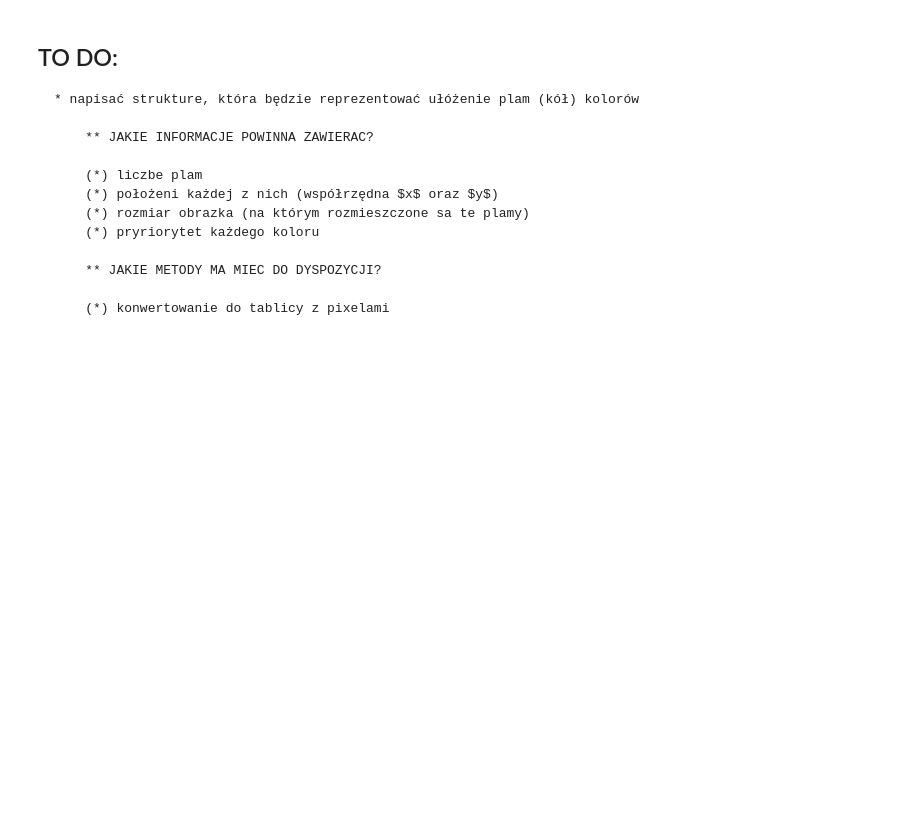
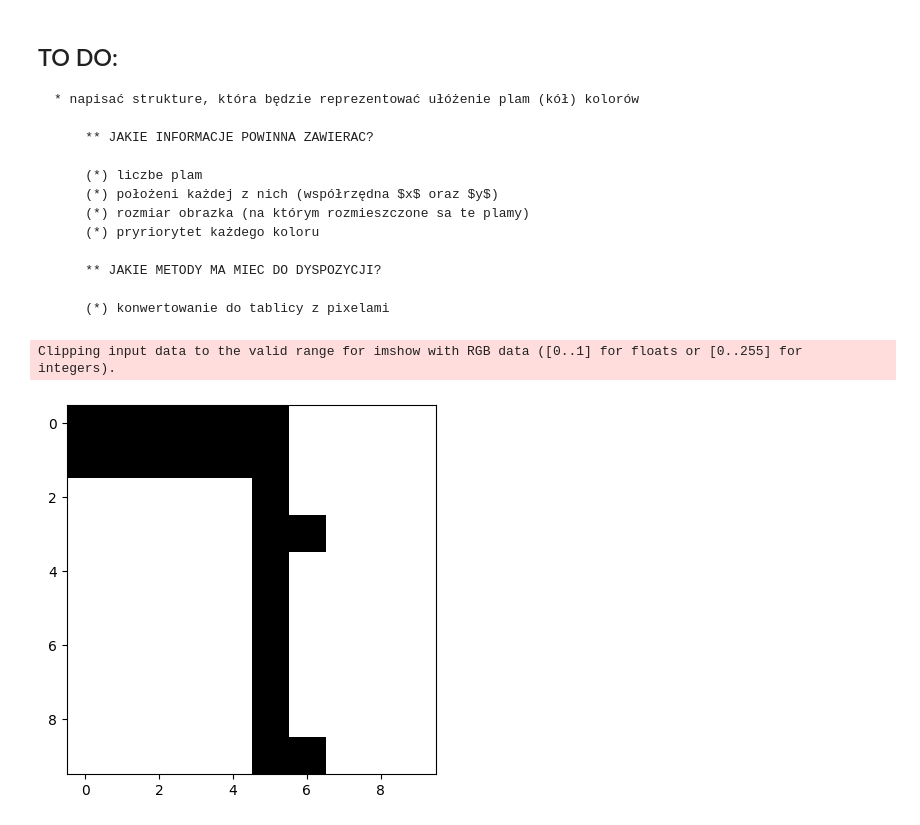
Before and after one commit to michalfica/algorytmy-ewolucyjne---projekt-, a Jupyter notebook: projekt/plan.ipynb, the cells around one changed output. Saved outputs shown, nothing was run; the diff lists cells and outputs as text; code cells hidden in the pictures; blank space fills up the shorter version.

Commit message:
show_image(), tylko białe obrazki - do przeanalizowania

```diff
--- a/projekt/plan.ipynb
+++ b/projekt/plan.ipynb
@@ -125,0 +127,34 @@ class Individual:
+# %%
+def test_convert_to_pixels_array():
+
+    N = 10
+    max_rank = 4
+
+    def generate_splash(N, max_rank):
+        splash_list = [Splash(np.array([0, 0, 0]), 0) for i in range(N)]
+        for splash in splash_list:
+            splash.random_splash(max_rank)
+        return splash_list
+
+    def generate_specific_splash_layout(N, length, widith):
+        layout = np.zeros((N, 2))
+        for i in range(N):
+            x, y = np.random.randint(0,length), np.random.randint(0,widith)
+            layout[i] = np.array([x, y])
+        return layout
+
+    splash_parameters = generate_splash(N, max_rank)
+    splash_layout = generate_specific_splash_layout(N, 10, 10)
+
+    # print(splash_parameters)
+    # print(splash_layout)
+
+    indiv = Individual(splash_parameters, splash_layout)
+    # pixels_array = indiv.convert_to_pixels_array()
+    # print(pixels_array)
+    indiv.show_image()
+
+test_convert_to_pixels_array()
+# %% [output]
+Clipping input data to the valid range for imshow with RGB data ([0..1] for floats or [0..255] for integers).
+[figure, added]
```
Also changed, not shown: parts of 3 cells of this notebook.
